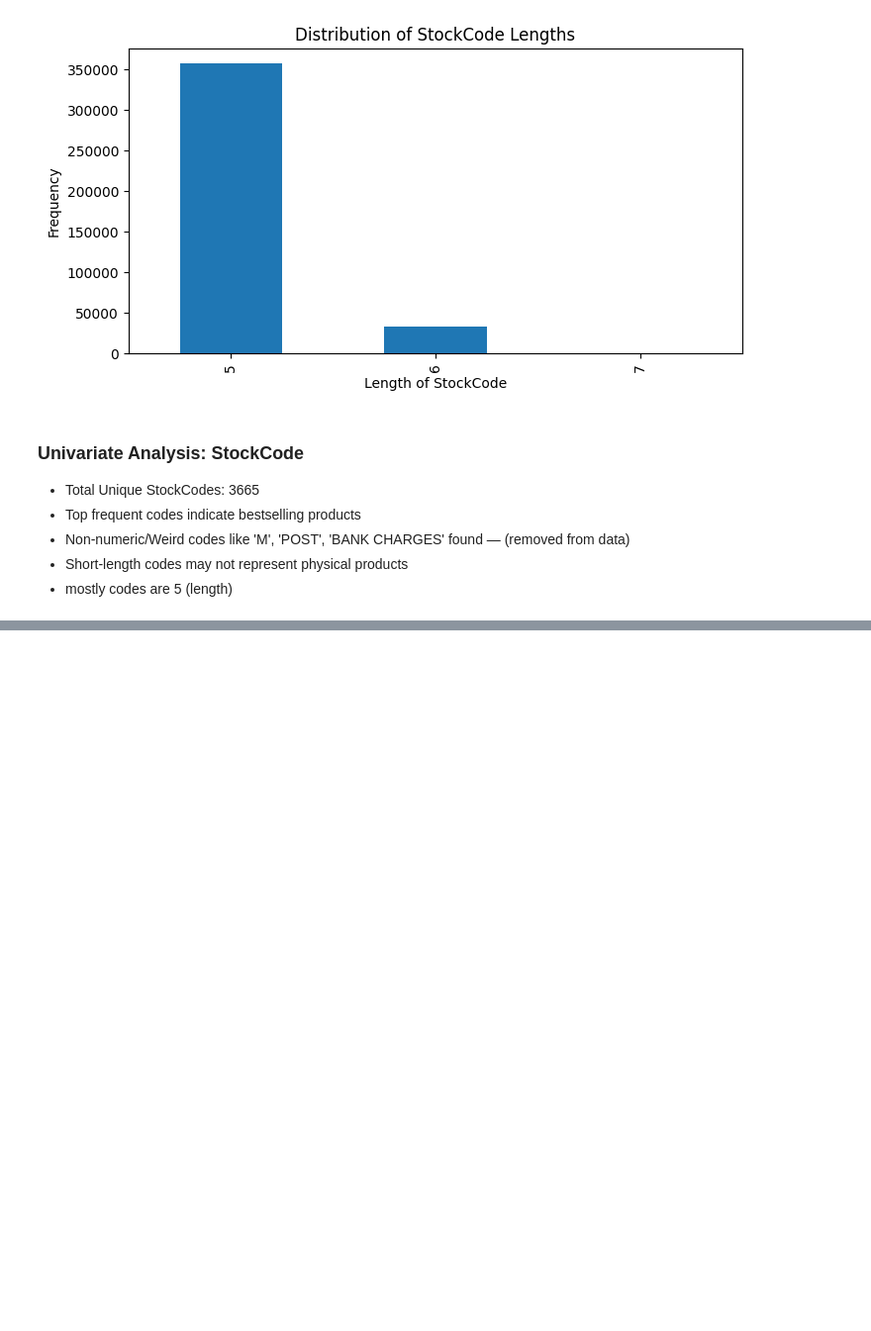
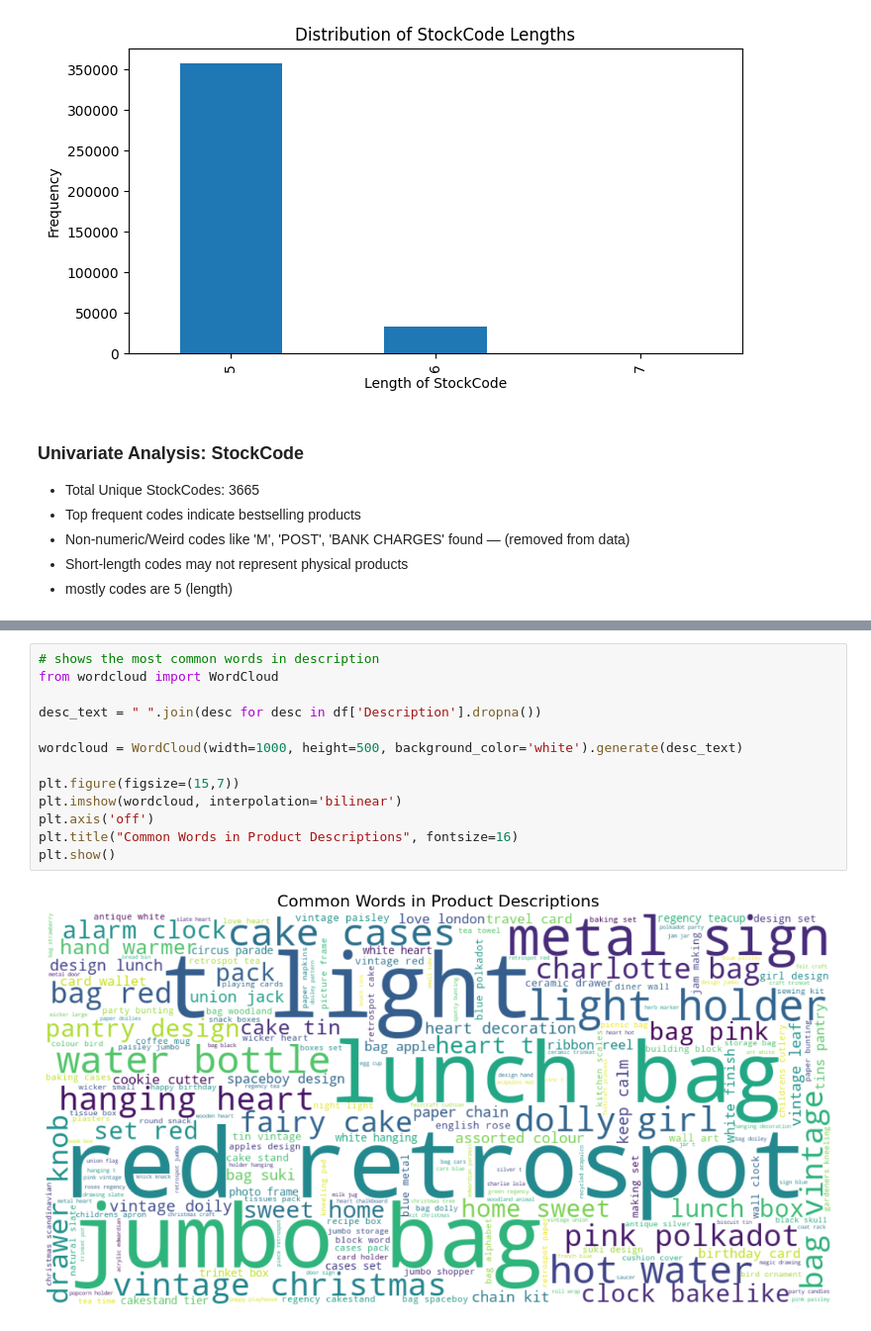
Before and after one commit to anuragchaubey1224/customer-segmentation, a Jupyter notebook: notebooks/eda.ipynb, the cells around one changed output, grey strips where cells are left out. Shown at 99% size. Saved outputs shown, nothing was run; the diff lists cells and outputs as text; blank space fills up the shorter version.

```diff
--- a/notebooks/eda.ipynb
+++ b/notebooks/eda.ipynb
@@ -597,0 +658,15 @@ plt.show()
+# %%
+# shows the most common words in description
+from wordcloud import WordCloud
+
+desc_text = " ".join(desc for desc in df['Description'].dropna())
+
+wordcloud = WordCloud(width=1000, height=500, background_color='white').generate(desc_text)
+
+plt.figure(figsize=(15,7))
+plt.imshow(wordcloud, interpolation='bilinear')
+plt.axis('off')
+plt.title("Common Words in Product Descriptions", fontsize=16)
+plt.show()
+# %% [output]
+[figure, added]
```
Also changed, not shown: parts of 9 cells of this notebook.
